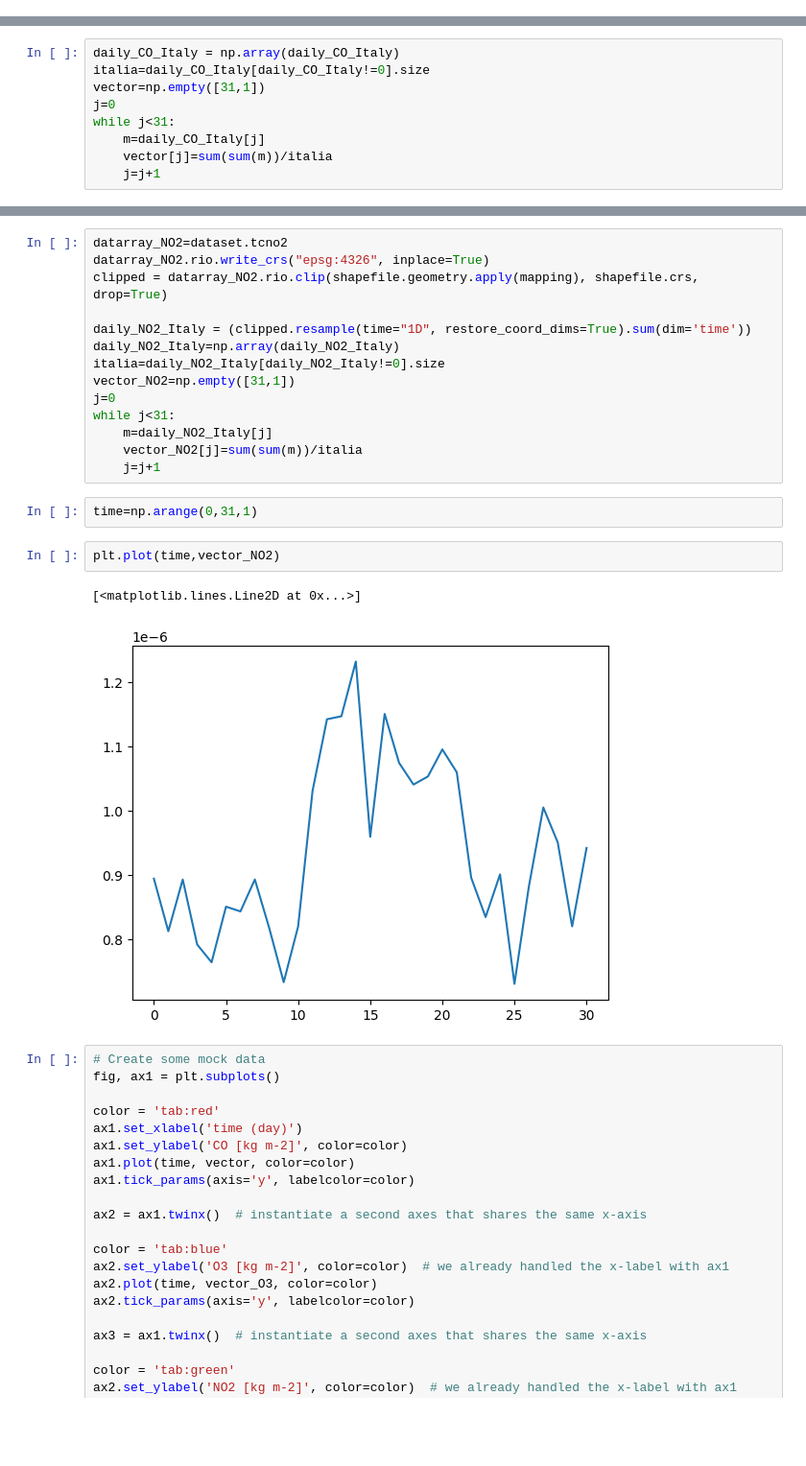
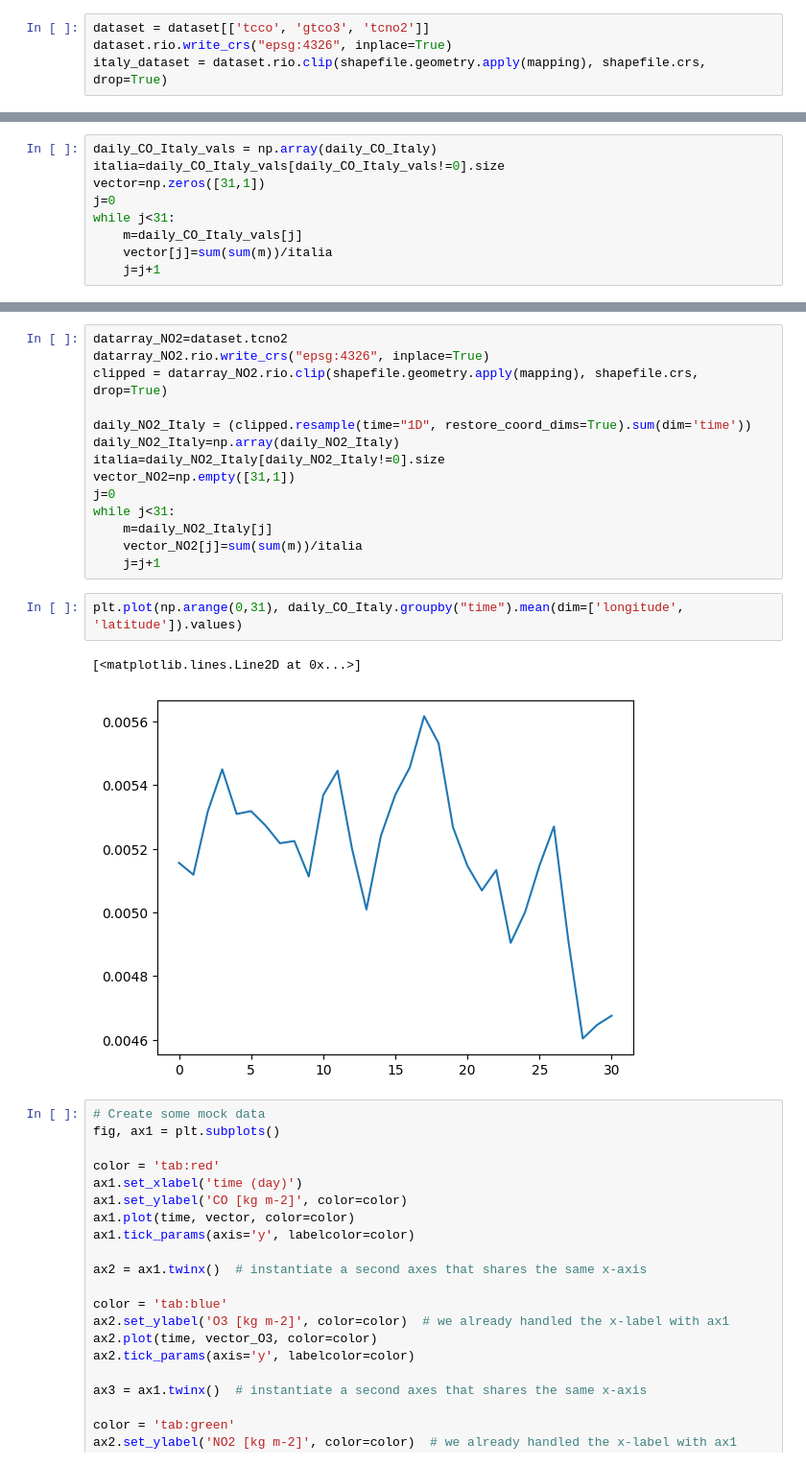
Before and after one commit to elisaliv/code4earth-23, a Jupyter notebook: plots_examples/first_approach_to_dataset_and_plots.ipynb, the cells around one changed output, grey strips where cells are left out. Shown at 96% size. Saved outputs shown, nothing was run; the diff lists cells and outputs as text; blank space fills up the shorter version.

```diff
--- a/plots_examples/first_approach_to_dataset_and_plots.ipynb
+++ b/plots_examples/first_approach_to_dataset_and_plots.ipynb
@@ -32,3 +45,7 @@ Attributes:
+# %%
+dataset = dataset[['tcco', 'gtco3', 'tcno2']]
+dataset.rio.write_crs("epsg:4326", inplace=True)
+italy_dataset = dataset.rio.clip(shapefile.geometry.apply(mapping), shapefile.crs, drop=True)
 # %%
 datarray_CO = dataset.tcco
 datarray_CO.rio.write_crs("epsg:4326", inplace=True)
@@ -48,12 +65,12 @@ plt.colorbar()
 <matplotlib.colorbar.Colorbar at 0x...>
 [figure]
 # %%
-daily_CO_Italy = np.array(daily_CO_Italy)
-italia=daily_CO_Italy[daily_CO_Italy!=0].size
-vector=np.empty([31,1])
+daily_CO_Italy_vals = np.array(daily_CO_Italy)
+italia=daily_CO_Italy_vals[daily_CO_Italy_vals!=0].size
+vector=np.zeros([31,1])
 j=0
 while j<31:
-    m=daily_CO_Italy[j]
+    m=daily_CO_Italy_vals[j]
     vector[j]=sum(sum(m))/italia
     j=j+1
 # %%
@@ -84,13 +101,11 @@ while j<31:
     m=daily_NO2_Italy[j]
     vector_NO2[j]=sum(sum(m))/italia
     j=j+1
-# %%
-time=np.arange(0,31,1)
-# %%
-plt.plot(time,vector_NO2)
-# %% [output]
-[<matplotlib.lines.Line2D at 0x...>]
-[figure, removed]
+# %%
+plt.plot(np.arange(0,31), daily_CO_Italy.groupby("time").mean(dim=['longitude', 'latitude']).values)
+# %% [output]
+[<matplotlib.lines.Line2D at 0x...>]
+[figure, added]
 # %%
 # Create some mock data
 fig, ax1 = plt.subplots()
```
Also changed, not shown: parts of 2 cells of this notebook.
